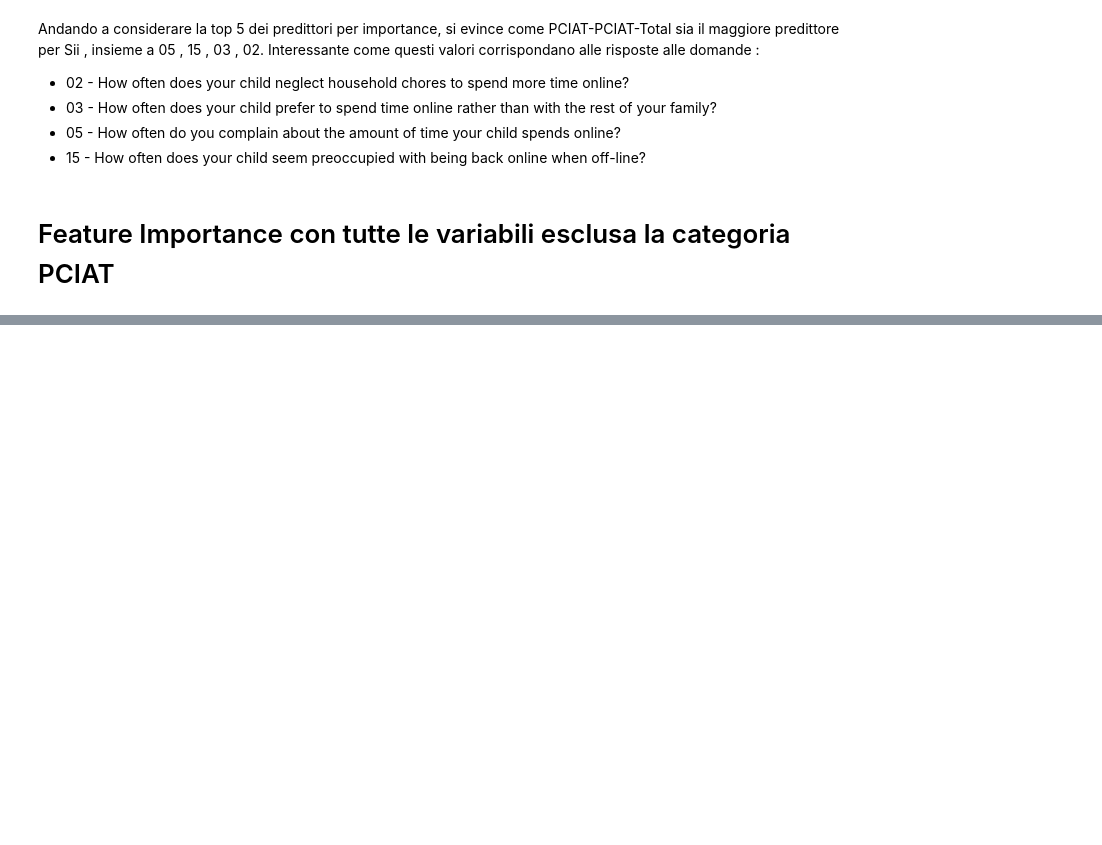
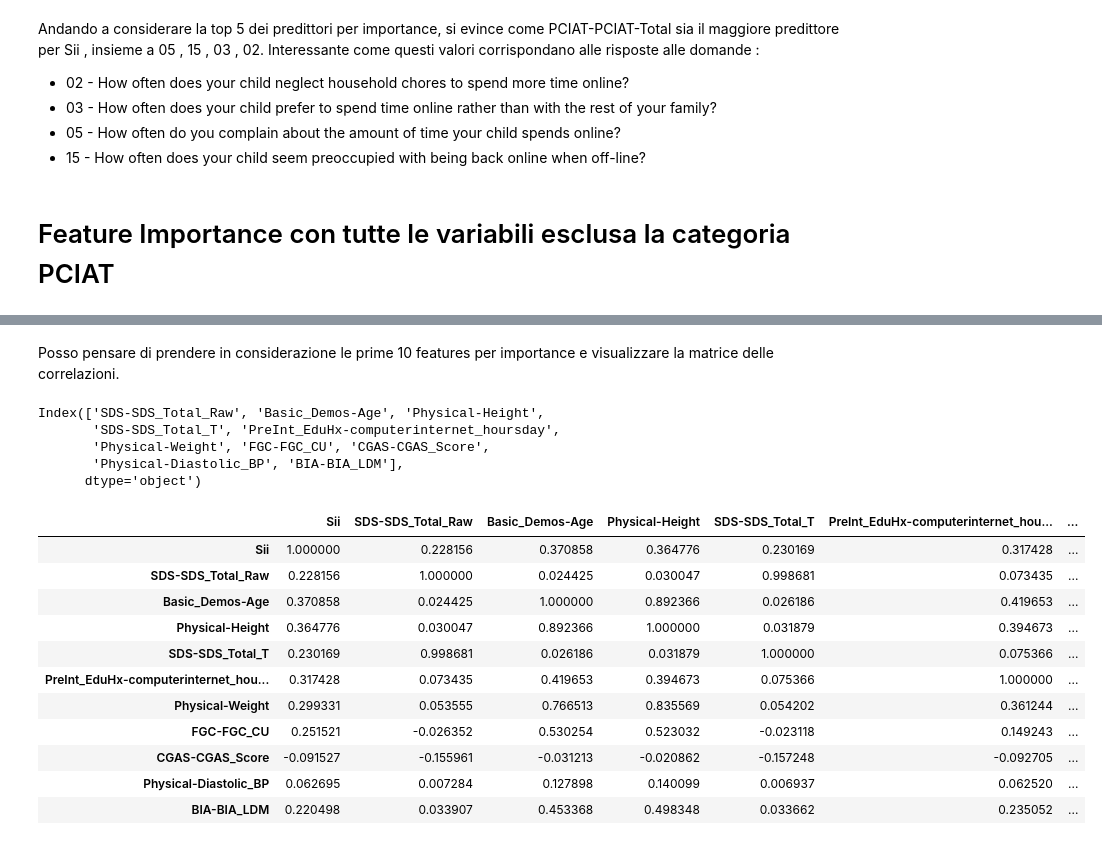
Before and after one commit to dadezz/ML_Problematic_Internet_Use, a Jupyter notebook: src/data_processing.ipynb, the cells around one changed output, grey strips where cells are left out. Cells and saved outputs as stored; diff of their text form; code cells hidden in the pictures; blank space fills up the shorter version.

```diff
--- a/src/data_processing.ipynb
+++ b/src/data_processing.ipynb
@@ -356 +407,32 @@ Index(['Basic_Demos-Enroll_Season', 'Basic_Demos-Age', 'Basic_Demos-Sex',
       dtype='object')
+# %% [markdown]
+Posso pensare di prendere in considerazione le prime 10 features per importance e visualizzare la matrice delle correlazioni.
+# %%
+top_10_features = forest_importances_sorted[:10]
+
+top_10_features.axes[0]
+# %% [output]
+Index(['SDS-SDS_Total_Raw', 'Basic_Demos-Age', 'Physical-Height',
+       'SDS-SDS_Total_T', 'PreInt_EduHx-computerinternet_hoursday',
+       'Physical-Weight', 'FGC-FGC_CU', 'CGAS-CGAS_Score',
+       'Physical-Diastolic_BP', 'BIA-BIA_LDM'],
+      dtype='object')
+# %%
+X_top_10 = X_train_all[top_10_features.axes[0]]
+
+X_top_10.insert(0,column="Sii",value=y_train_all)
+
+X_top_10.corr()
+# %% [output]
+|  | Sii | SDS-SDS_Total_Raw | Basic_Demos-Age | Physical-Height | SDS-SDS_Total_T | PreInt_EduHx-computerinternet_hou... | ... |
+| Sii | 1.000000 | 0.228156 | 0.370858 | 0.364776 | 0.230169 | 0.317428 | ... |
+| SDS-SDS_Total_Raw | 0.228156 | 1.000000 | 0.024425 | 0.030047 | 0.998681 | 0.073435 | ... |
+| Basic_Demos-Age | 0.370858 | 0.024425 | 1.000000 | 0.892366 | 0.026186 | 0.419653 | ... |
+| Physical-Height | 0.364776 | 0.030047 | 0.892366 | 1.000000 | 0.031879 | 0.394673 | ... |
+| SDS-SDS_Total_T | 0.230169 | 0.998681 | 0.026186 | 0.031879 | 1.000000 | 0.075366 | ... |
+| PreInt_EduHx-computerinternet_hou... | 0.317428 | 0.073435 | 0.419653 | 0.394673 | 0.075366 | 1.000000 | ... |
+| Physical-Weight | 0.299331 | 0.053555 | 0.766513 | 0.835569 | 0.054202 | 0.361244 | ... |
+| FGC-FGC_CU | 0.251521 | -0.026352 | 0.530254 | 0.523032 | -0.023118 | 0.149243 | ... |
+| CGAS-CGAS_Score | -0.091527 | -0.155961 | -0.031213 | -0.020862 | -0.157248 | -0.092705 | ... |
+| Physical-Diastolic_BP | 0.062695 | 0.007284 | 0.127898 | 0.140099 | 0.006937 | 0.062520 | ... |
+| BIA-BIA_LDM | 0.220498 | 0.033907 | 0.453368 | 0.498348 | 0.033662 | 0.235052 | ... |
```
Also changed, not shown: parts of 12 cells of this notebook, 2 other files.
